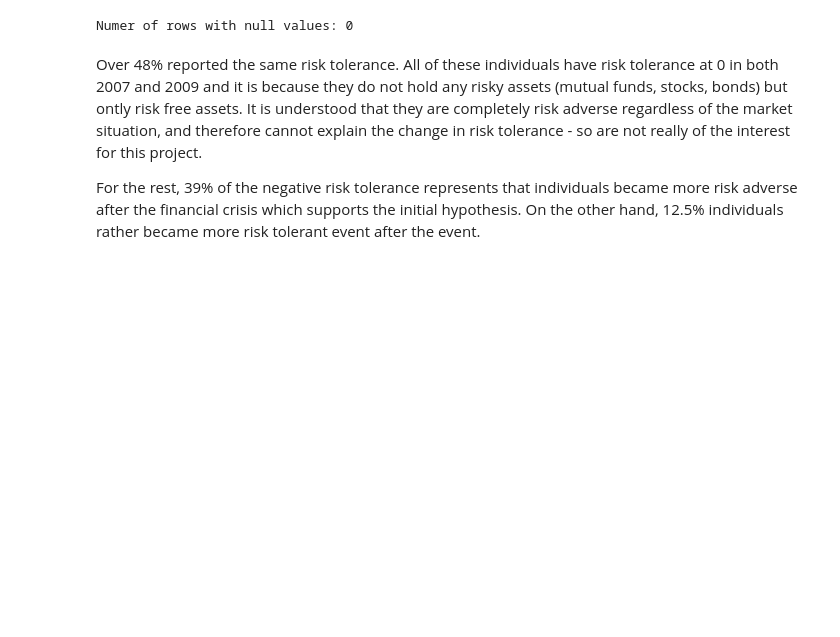
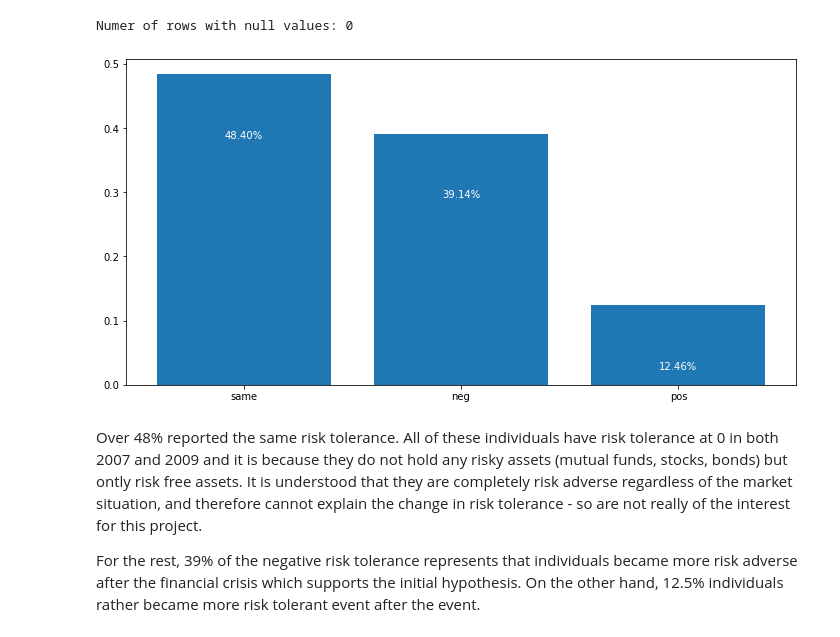
Before and after one commit to jasonsuk/stock-regression-modeling, a Jupyter notebook: proj3_advisor_risk_tolerance.ipynb, the cells around one changed output. Cells and saved outputs as stored; diff of their text form; code cells hidden in the pictures; blank space fills up the shorter version.

```diff
--- a/proj3_advisor_risk_tolerance.ipynb
+++ b/proj3_advisor_risk_tolerance.ipynb
@@ -296,14 +309,16 @@ dataset2['RTChange'] = np.where(dataset2['RTAbsChange']>0, 'pos' , np.where(data
 # %%
 xind = dataset2['RTChange'].value_counts().index
 yval = dataset2['RTChange'].value_counts().values
 total = dataset2.shape[0]
 rel_val = yval / total
 
-plt.bar(x=xind, height=rel_height)
+plt.bar(x=xind, height=rel_val)
 for i, val in enumerate(rel_val):
     text = '{0:.2f}%'.format(val*100)
     plt.text(i, val-0.1, text, horizontalalignment='center', c='white')
 plt.show()
+# %% [output]
+[figure, added]
 # %% [markdown]
 Over 48% reported the same risk tolerance. All of these individuals have risk tolerance at 0 in both 2007 and 2009 and it is because they do not hold any risky assets (mutual funds, stocks, bonds) but ontly risk free assets. It is understood that they are completely risk adverse regardless of the market situation, and therefore cannot explain the change in risk tolerance - so are not really of the interest for this project.
 
```
Also changed, not shown: parts of 23 cells of this notebook.
